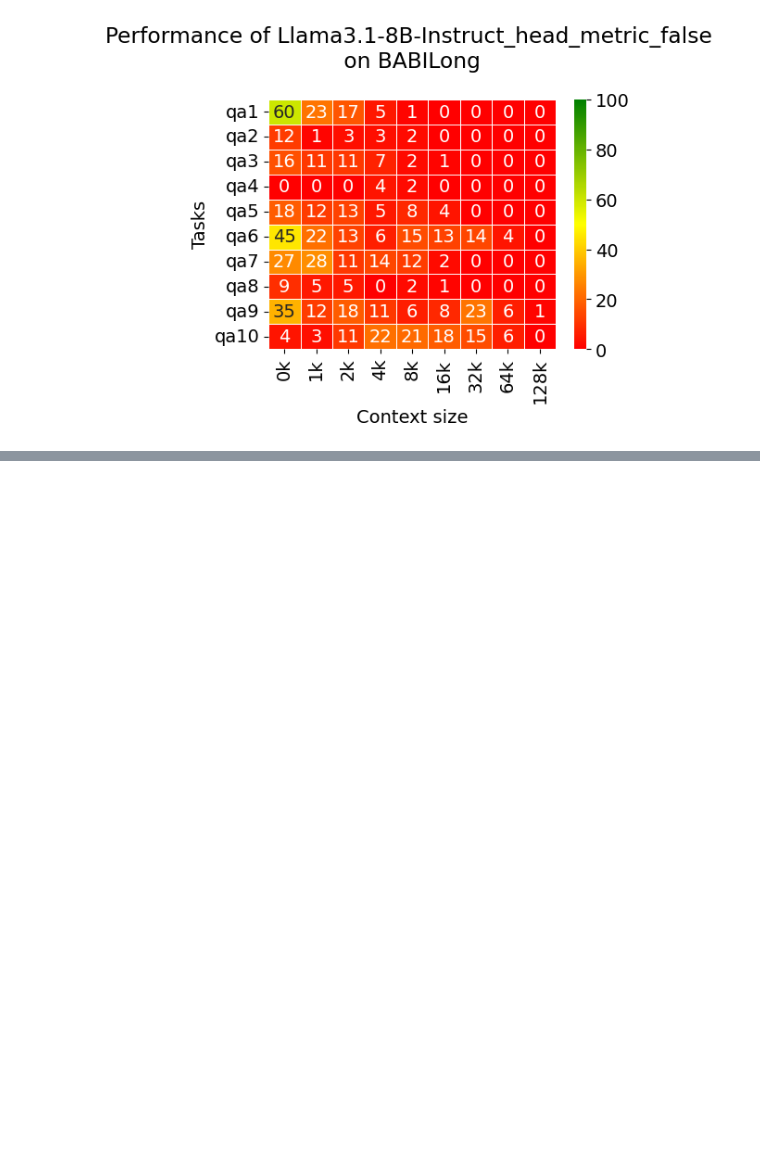
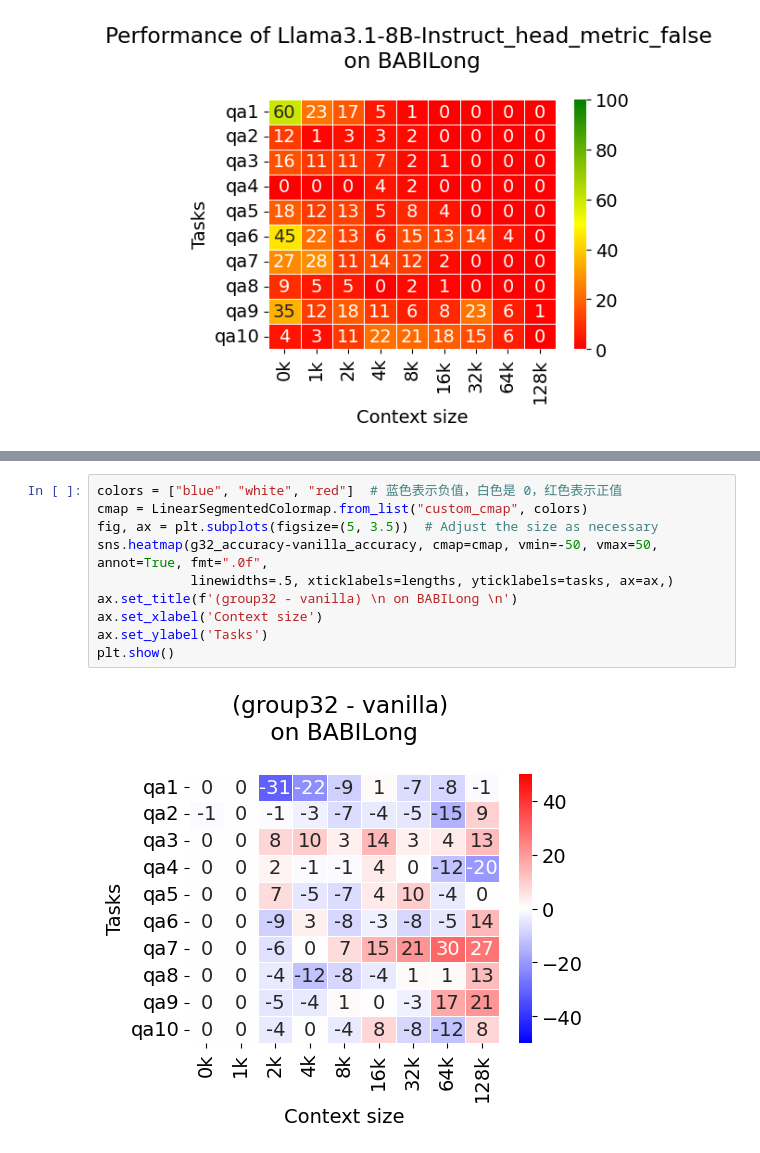
Before and after one commit to ZetangForward/MyRLHF, a Jupyter notebook: evaluation/babilong/eval_jbb.ipynb, the cells around one changed output, grey strips where cells are left out. Drawn from its saved outputs; the diff is of its cells as text; blank space fills up the shorter version.

```diff
--- a/evaluation/babilong/eval_jbb.ipynb
+++ b/evaluation/babilong/eval_jbb.ipynb
@@ -119,0 +295,12 @@ plt.show()
+# %%
+colors = ["blue", "white", "red"]  # 蓝色表示负值，白色是 0，红色表示正值
+cmap = LinearSegmentedColormap.from_list("custom_cmap", colors)
+fig, ax = plt.subplots(figsize=(5, 3.5))  # Adjust the size as necessary
+sns.heatmap(g32_accuracy-vanilla_accuracy, cmap=cmap, vmin=-50, vmax=50, annot=True, fmt=".0f",
+            linewidths=.5, xticklabels=lengths, yticklabels=tasks, ax=ax,)
+ax.set_title(f'(group32 - vanilla) \n on BABILong \n')
+ax.set_xlabel('Context size')
+ax.set_ylabel('Tasks')
+plt.show()
+# %% [output]
+[figure, added]
```
Also changed, not shown: parts of 8 cells of this notebook, 3 other files.
